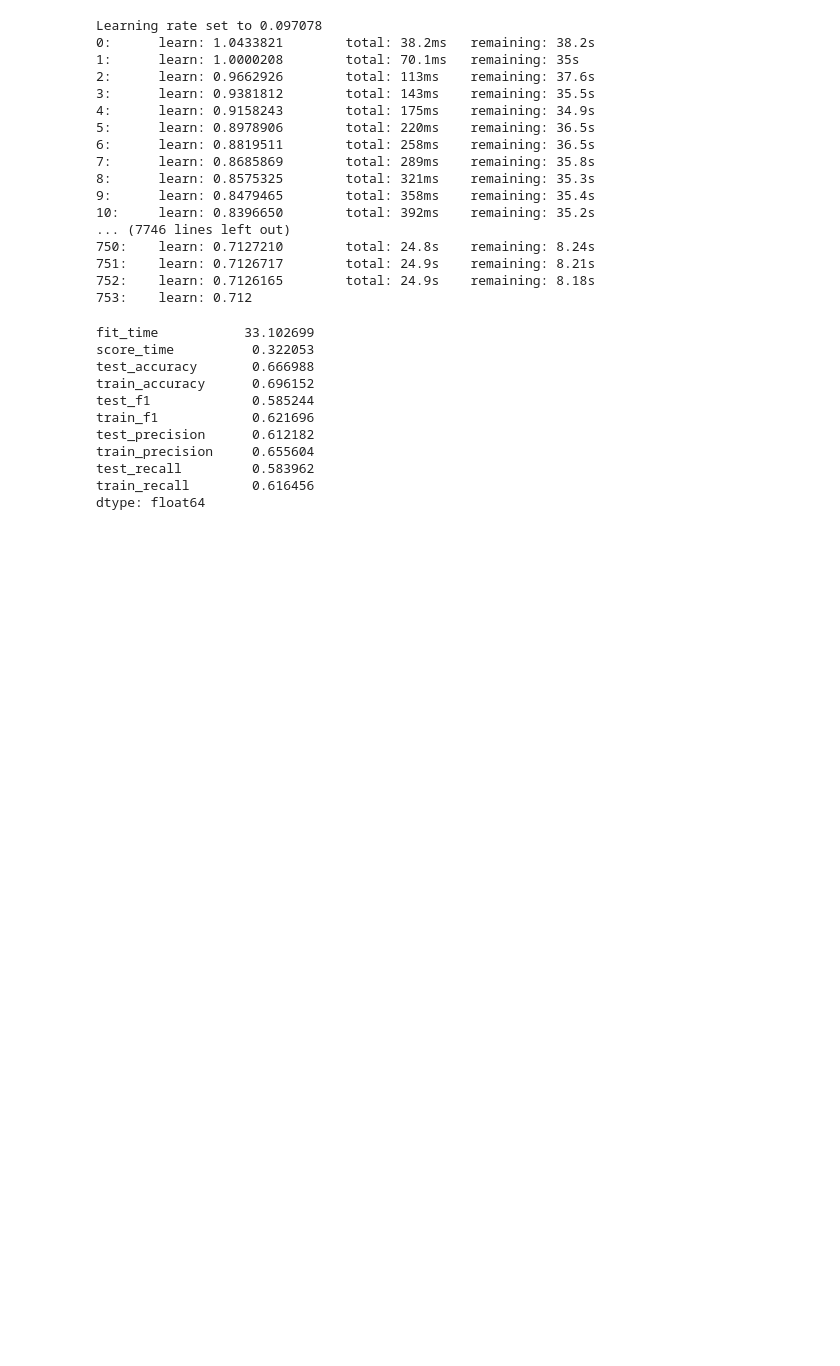
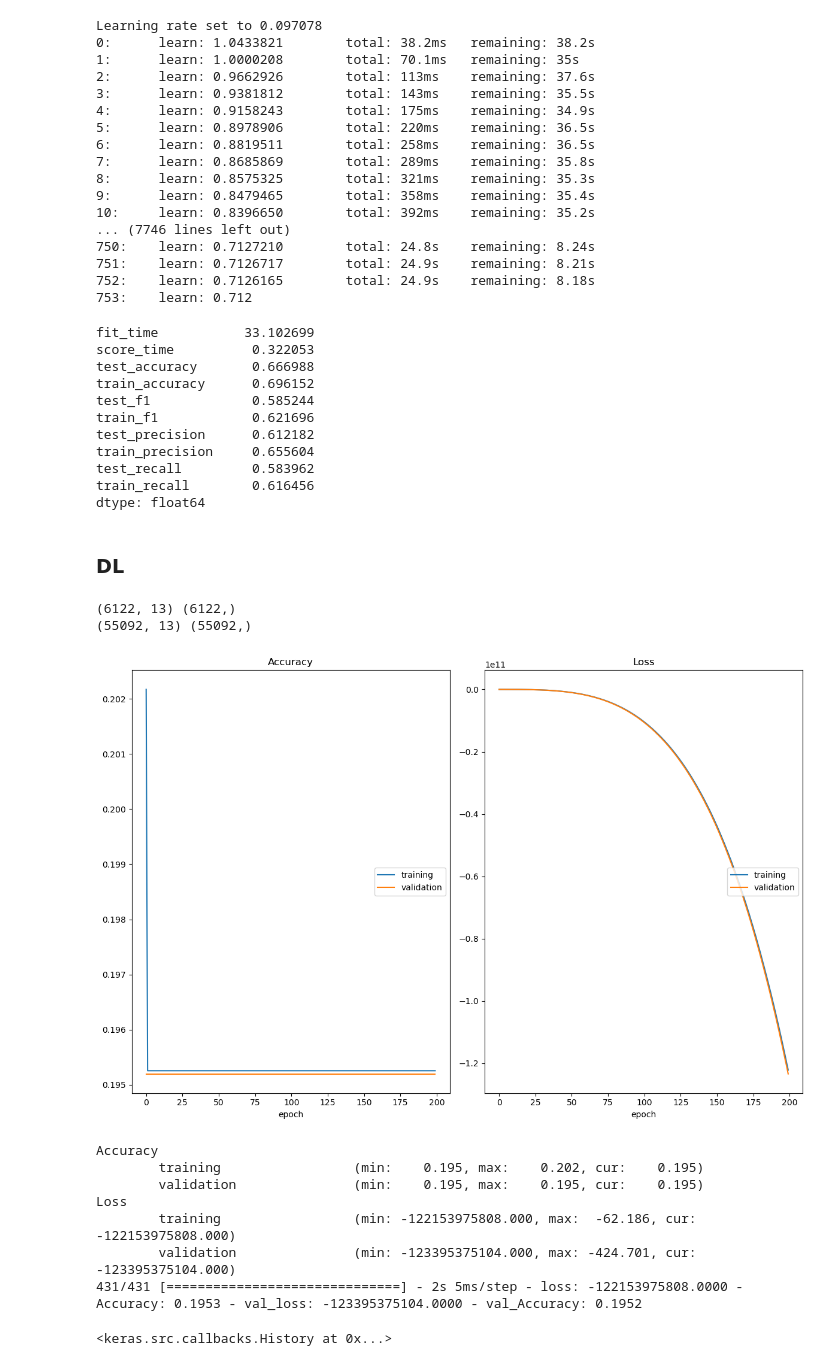
Before and after one commit to hibahdesu/Kaggle-Competitions, a Jupyter notebook: Classification with an Academic Success Dataset/My Modeling Part.ipynb, the cells around one changed output. Cells and saved outputs as stored; diff of their text form; code cells hidden in the pictures; blank space fills up the shorter version.

```diff
--- a/Classification with an Academic Success Dataset/My Modeling Part.ipynb
+++ b/Classification with an Academic Success Dataset/My Modeling Part.ipynb
@@ -1972,7 +2019,11 @@ random_search_XGB_ba.best_params_
 # %% [markdown]
 ### CatBoostClassifier
 # %%
-cat_model = CatBoostClassifier(random_state=seed)
+#Creating the operation of cat boost
+operations = [('scaler', scaler), ('cat', CatBoostClassifier(random_state=seed))]
+
+
+cat_model = Pipeline(steps=operations).set_output(transform="pandas")
 cat_model.fit(X_train, y_train)
 # %% [output]
 Learning rate set to 0.097601
@@ -2053,3 +2107,55 @@ train_precision     0.655604
 test_recall         0.583962
 train_recall        0.616456
 dtype: float64
+# %% [markdown]
+### DL
+# %%
+#splitting the data to valuation to use it in the dl model
+X_train_v, X_val, y_train_v, y_val = train_test_split(X_train,
+                                                  y_train_encoded,
+                                                  stratify=y_train,
+                                                  test_size=0.1,
+                                                  random_state=seed)
+# %%
+#Seeing the shape of val and train after splitting
+print(X_val.shape, y_val.shape)
+print(X_train_v.shape, y_train_v.shape)
+# %% [output]
+(6122, 13) (6122,)
+(55092, 13) (55092,)
+# %%
+model_seq = Sequential()
+
+model_seq.add(Dense(24, activation="relu"))
+model_seq.add(Dense(16, activation="relu"))
+model_seq.add(Dense(8, activation="relu"))
+model_seq.add(Dense(1, activation="sigmoid"))
+
+opt = Adam(learning_rate=0.001)
+model_seq.compile(optimizer=opt,
+              loss="binary_crossentropy",
+              metrics=["Accuracy"])
+# %%
+early_stop = EarlyStopping(monitor="val_loss",
+                           mode="min",
+                           verbose=1,
+                           patience=10,
+                           restore_best_weights = True)
+# %%
+model_seq.fit(x=X_train_v,
+          y=y_train_v,
+          validation_data=[X_val, y_val],
+          batch_size=128,
+          epochs=200,
+          verbose=1,
+          callbacks=[early_stop, PlotLossesKerasTF()],)
+# %% [output]
+[figure, added]
+Accuracy
+        training                 (min:    0.195, max:    0.202, cur:    0.195)
+        validation               (min:    0.195, max:    0.195, cur:    0.195)
+Loss
+        training                 (min: -122153975808.000, max:  -62.186, cur: -122153975808.000)
+        validation               (min: -123395375104.000, max: -424.701, cur: -123395375104.000)
+431/431 [==============================] - 2s 5ms/step - loss: -122153975808.0000 - Accuracy: 0.1953 - val_loss: -123395375104.0000 - val_Accuracy: 0.1952
+<keras.src.callbacks.History at 0x...>
```
Also changed, not shown: parts of 19 cells of this notebook.
